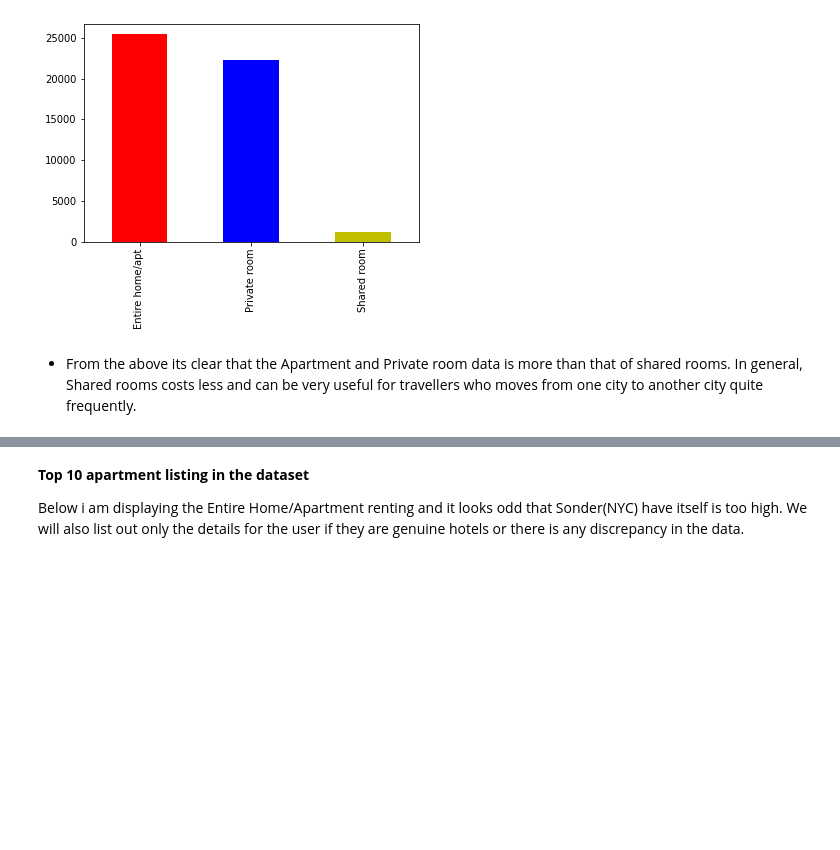
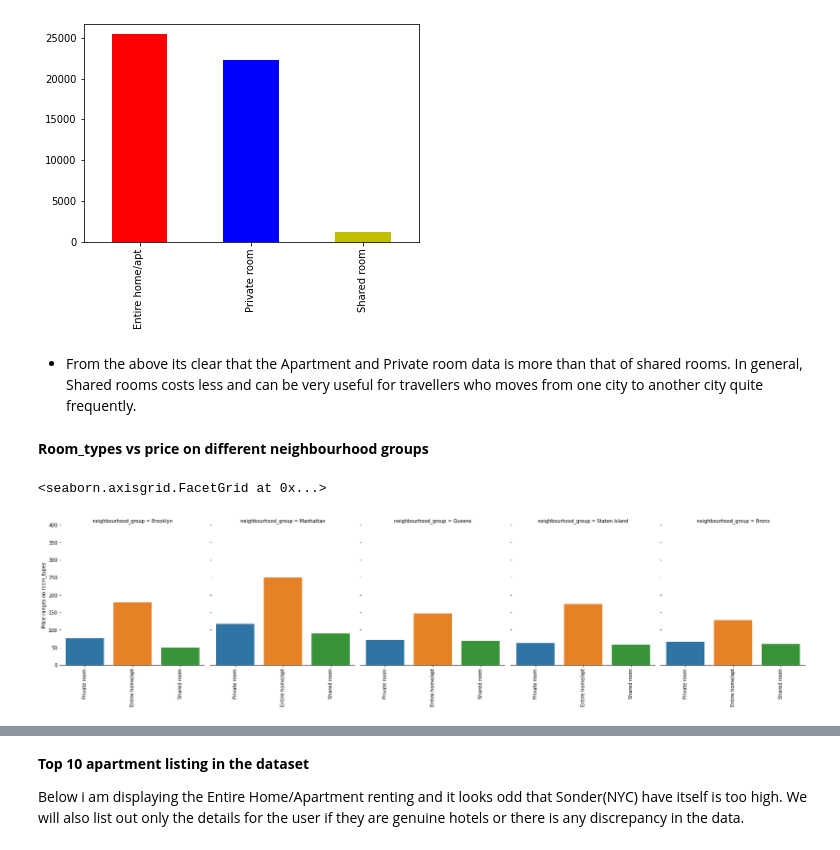
Before and after one commit to Nik852001/EDA-Capstone-Project, a Jupyter notebook: EDA_Capstone_project.ipynb, the cells around one changed output, grey strips where cells are left out. Drawn from its saved outputs; the diff is of its cells as text; code cells hidden in the pictures; blank space fills up the shorter version.

```diff
--- a/EDA_Capstone_project.ipynb
+++ b/EDA_Capstone_project.ipynb
@@ -250,3 +334,17 @@ plt.show()
 
 
 *   From the above its clear that the Apartment and Private room data is more than that of shared rooms. In general, Shared rooms costs less and can be very useful for travellers who moves from one city to another city quite frequently.
+# %% [markdown]
+**Room_types vs price on different neighbourhood groups**
+# %%
+#room_type vs price
+g = sns.catplot(x="room_type", y="price", col="neighbourhood_group",
+                data=dataset, saturation=.8,
+                kind="bar",ci=None,  aspect=.9)
+(g.set_axis_labels("", "Price ranges on room_types")
+  .set_xticklabels(["Private room", "Entire home/apt", "Shared room"],rotation=90)
+  .set(ylim=(0, 400))
+  .despine(left=True))
+# %% [output]
+<seaborn.axisgrid.FacetGrid at 0x...>
+[figure, added]
```
Also changed, not shown: parts of 42 cells of this notebook.
